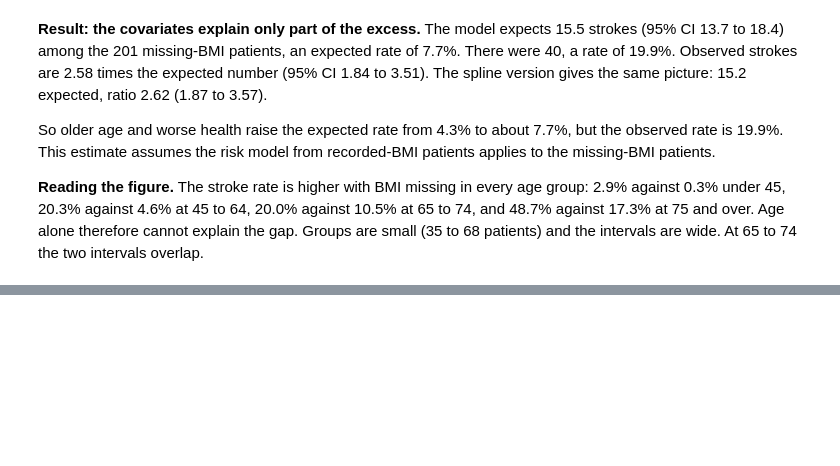
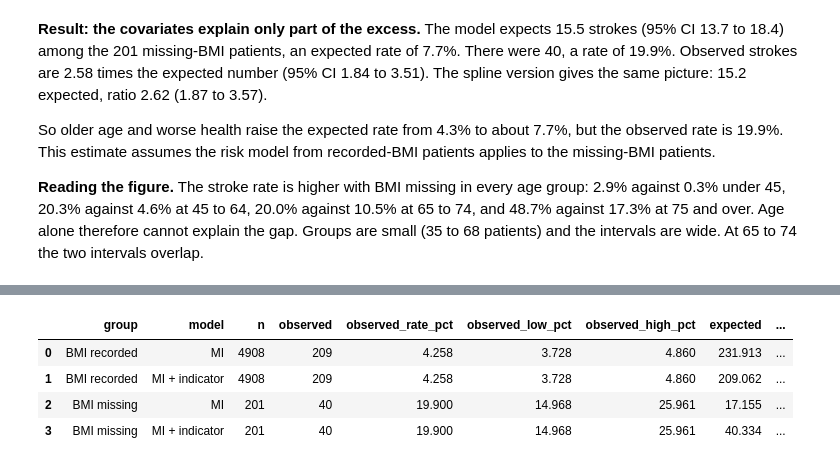
Before and after one commit to pcismyname/Stroke_Prediction_MAS, a Jupyter notebook: notebooks/02_missing_bmi.ipynb, the cells around one changed output, grey strips where cells are left out. Saved outputs shown, nothing was run; the diff lists cells and outputs as text; code cells hidden in the pictures; blank space fills up the shorter version.

```diff
--- a/notebooks/02_missing_bmi.ipynb
+++ b/notebooks/02_missing_bmi.ipynb
@@ -399,0 +414,35 @@ So older age and worse health raise the expected rate from 4.3% to about 7.7%, b
+# %%
+from src.modeling import (MODEL_COLS, UNITS, boot_metrics, design, fast_auc, fit_sm_logit,
+                          impute_full, oof_predictions, prepare, rubin_pool)
+
+model_df = prepare(load_raw())   # n = 5,109 (gender "Other" excluded, as in 06_model)
+oof = oof_predictions(model_df, models=("mi", "mi_indicator"))
+y_oof = oof["stroke"].to_numpy()
+is_missing = model_df["bmi"].isna().to_numpy()
+
+MODELS = {"mi": "MI", "mi_indicator": "MI + indicator"}
+
+# Observed vs predicted stroke rate in each BMI group
+rows = []
+for group, mask in [("BMI recorded", ~is_missing), ("BMI missing", is_missing)]:
+    n, observed = int(mask.sum()), int(y_oof[mask].sum())
+    lo, hi = proportion_confint(observed, n, alpha=ALPHA, method="wilson")
+    for key, label in MODELS.items():
+        expected = oof.loc[mask, f"p_{key}"].sum()
+        rows.append({"group": group, "model": label, "n": n, "observed": observed,
+                     "observed_rate_pct": 100 * observed / n,
+                     "observed_low_pct": 100 * lo, "observed_high_pct": 100 * hi,
+                     "expected": expected, "predicted_rate_pct": 100 * expected / n,
+                     "obs_over_exp": observed / expected,
+                     # exact Poisson interval, treating the expected count as fixed
+                     "oe_low": stats.chi2.ppf(ALPHA / 2, 2 * observed) / 2 / expected,
+                     "oe_high": stats.chi2.ppf(1 - ALPHA / 2, 2 * (observed + 1)) / 2 / expected})
+calib_groups = pd.DataFrame(rows)
+calib_groups.to_csv(TABLES / "missing_bmi_indicator_calibration_by_group.csv", index=False)
+display(calib_groups.round(3))
+# %% [output]
+|  | group | model | n | observed | observed_rate_pct | observed_low_pct | observed_high_pct | expected | ... |
+| 0 | BMI recorded | MI | 4908 | 209 | 4.258 | 3.728 | 4.860 | 231.913 | ... |
+| 1 | BMI recorded | MI + indicator | 4908 | 209 | 4.258 | 3.728 | 4.860 | 209.062 | ... |
+| 2 | BMI missing | MI | 201 | 40 | 19.900 | 14.968 | 25.961 | 17.155 | ... |
+| 3 | BMI missing | MI + indicator | 201 | 40 | 19.900 | 14.968 | 25.961 | 40.334 | ... |
```
Also changed, not shown: parts of 13 cells of this notebook, 12 other files.
